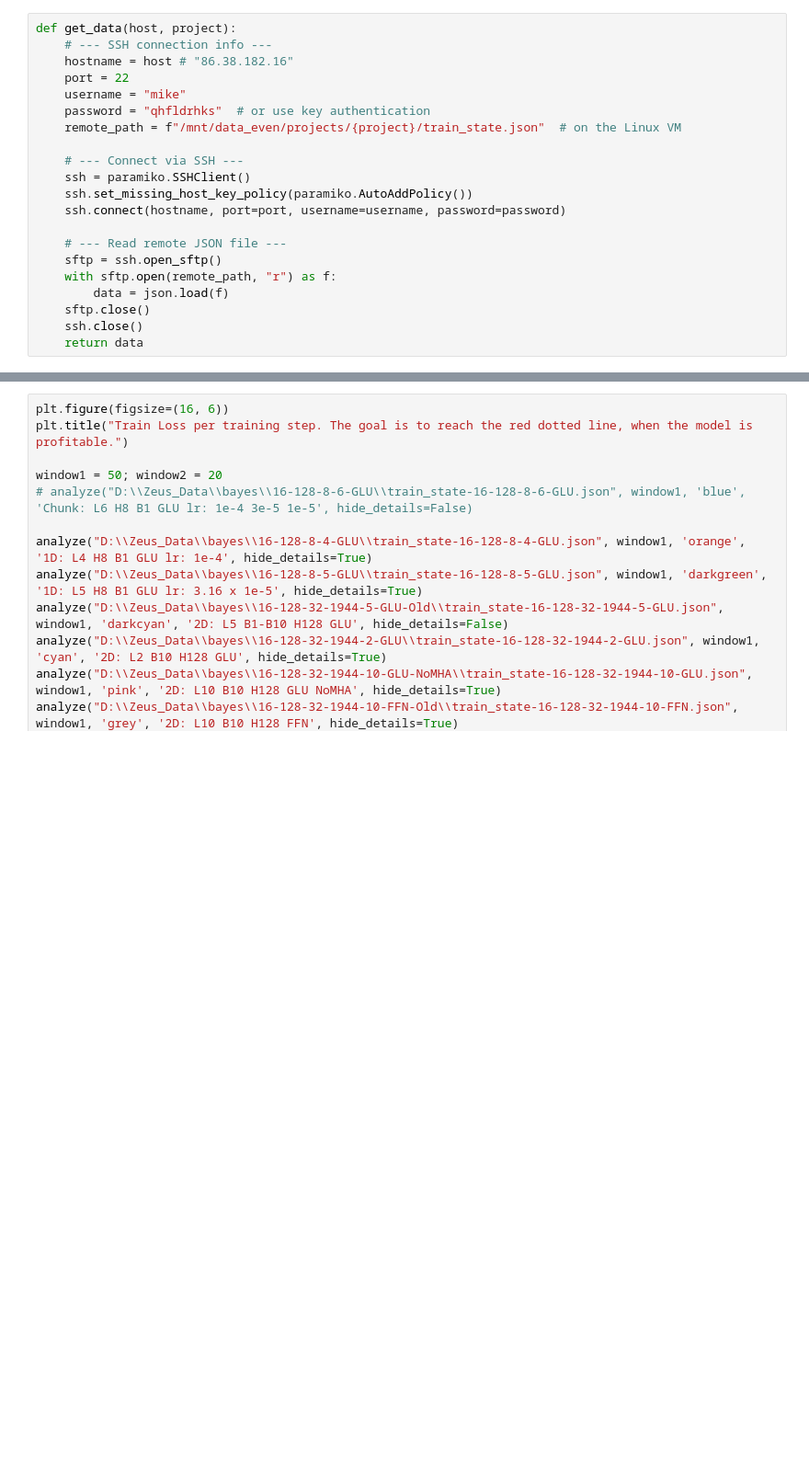
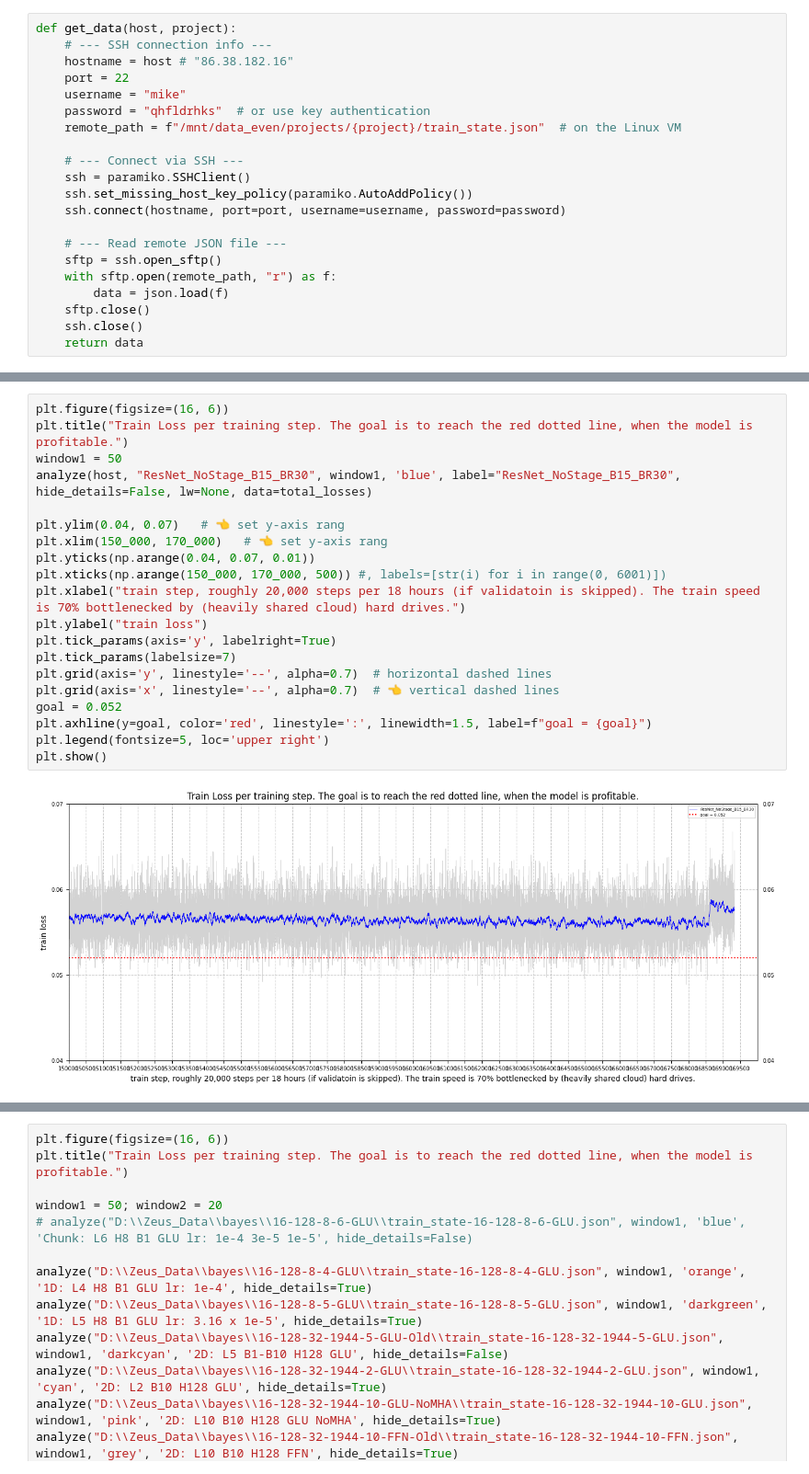
Before and after one commit to MachineLearningMike/Zeus2026, a Jupyter notebook: models/test01.ipynb, the cells around one changed output, grey strips where cells are left out. Shown at 92% size. Drawn from its saved outputs; the diff is of its cells as text; blank space fills up the shorter version.

```diff
--- a/models/test01.ipynb
+++ b/models/test01.ipynb
@@ -66,0 +67,22 @@ plt.show()
+# %%
+plt.figure(figsize=(16, 6))
+plt.title("Train Loss per training step. The goal is to reach the red dotted line, when the model is profitable.")
+window1 = 50
+analyze(host, "ResNet_NoStage_B15_BR30", window1, 'blue', label="ResNet_NoStage_B15_BR30", hide_details=False, lw=None, data=total_losses)
+
+plt.ylim(0.04, 0.07)   # 👈 set y-axis rang
+plt.xlim(150_000, 170_000)   # 👈 set y-axis rang
+plt.yticks(np.arange(0.04, 0.07, 0.01))
+plt.xticks(np.arange(150_000, 170_000, 500)) #, labels=[str(i) for i in range(0, 6001)])
+plt.xlabel("train step, roughly 20,000 steps per 18 hours (if validatoin is skipped). The train speed is 70% bottlenecked by (heavily shared cloud) hard drives.")
+plt.ylabel("train loss")
+plt.tick_params(axis='y', labelright=True)
+plt.tick_params(labelsize=7)
+plt.grid(axis='y', linestyle='--', alpha=0.7)  # horizontal dashed lines
+plt.grid(axis='x', linestyle='--', alpha=0.7)  # 👈 vertical dashed lines
+goal = 0.052
+plt.axhline(y=goal, color='red', linestyle=':', linewidth=1.5, label=f"goal = {goal}")
+plt.legend(fontsize=5, loc='upper right')
+plt.show()
+# %% [output]
+[figure, added]
```
Also changed, not shown: parts of 3 cells of this notebook.
